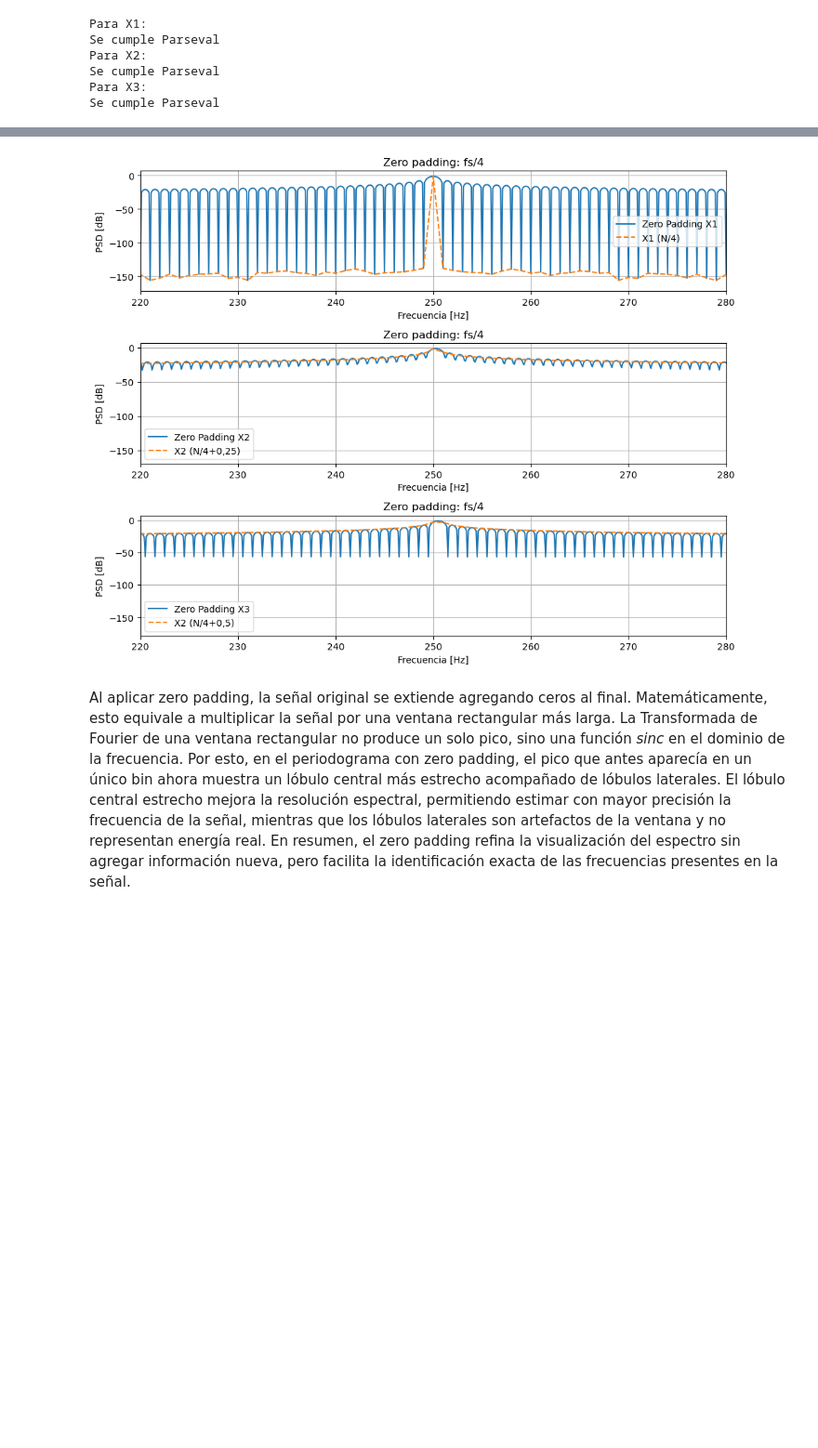
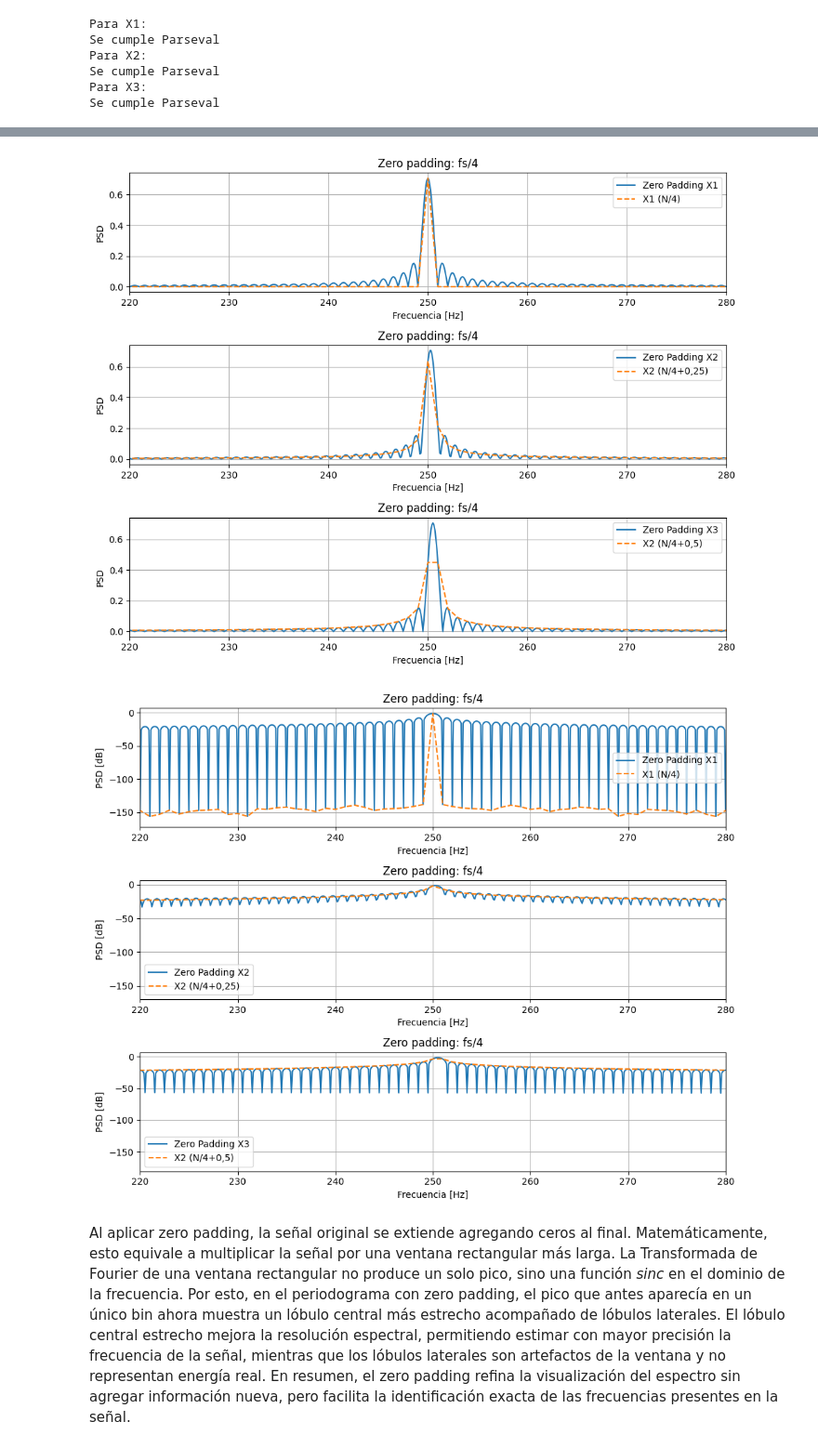
Before and after one commit to mile-ws/pdstestbench, a Jupyter notebook: TS3_MWS.ipynb, the cells around one changed output, grey strips where cells are left out. Shown at 93% size. Drawn from its saved outputs; the diff is of its cells as text; code cells hidden in the pictures; blank space fills up the shorter version.

```diff
--- a/TS3_MWS.ipynb
+++ b/TS3_MWS.ipynb
@@ -166,7 +208,43 @@ deltaF1 = fs / (10*N)
 freqs1 = np.arange(10 * N) * deltaF1
 #freq1 = np.abs(fft_zeroPadding) ** 2
 
+#Graficos
+plt.figure(figsize=(10,8))
+plt.subplot(3,1,1)
+plt.plot(freqs1, fft_zeroPadding_x1,label = 'Zero Padding X1')
+plt.plot(freqs, X1abs, '--', label = 'X1 (N/4)')
+plt.title('Zero padding: fs/4')
+plt.xlabel("Frecuencia [Hz]")
+plt.ylabel("PSD")
+plt.grid(True)
+plt.legend()
+plt.xlim(220, 280)
 
+plt.subplot(3,1,2)
+plt.plot(freqs1, fft_zeroPadding_x2,label = 'Zero Padding X2')
+plt.plot(freqs, X2abs, '--', label = 'X2 (N/4+0,25)')
+plt.title('Zero padding: fs/4')
+plt.xlabel("Frecuencia [Hz]")
+plt.ylabel("PSD")
+plt.grid(True)
+plt.legend()
+plt.xlim(220, 280)
+
+plt.subplot(3,1,3)
+plt.plot(freqs1, fft_zeroPadding_x3,label = 'Zero Padding X3')
+plt.plot(freqs, X3abs, '--', label = 'X2 (N/4+0,5)')
+plt.title('Zero padding: fs/4')
+plt.xlabel("Frecuencia [Hz]")
+plt.ylabel("PSD")
+plt.grid(True)
+plt.legend()
+plt.xlim(220, 280)
+
+plt.tight_layout()
+plt.show()
+
+
+#Graficos en dB
 plt.figure(figsize=(10,8))
 plt.subplot(3,1,1)
 plt.plot(freqs1, np.log10(fft_zeroPadding_x1)*10,label = 'Zero Padding X1')
@@ -174,34 +252,35 @@ plt.plot(freqs, 10 * np.log10(X1abs), '--', label = 'X1 (N/4)')
 plt.title('Zero padding: fs/4')
 plt.xlabel("Frecuencia [Hz]")
 plt.ylabel("PSD [dB]")
 plt.grid(True)
 plt.legend()
 plt.xlim(220, 280)
 
 plt.subplot(3,1,2)
 plt.plot(freqs1, np.log10(fft_zeroPadding_x2)*10,label = 'Zero Padding X2')
 plt.plot(freqs, 10 * np.log10(X2abs), '--', label = 'X2 (N/4+0,25)')
 plt.title('Zero padding: fs/4')
 plt.xlabel("Frecuencia [Hz]")
 plt.ylabel("PSD [dB]")
 plt.grid(True)
 plt.legend()
 plt.xlim(220, 280)
 
 plt.subplot(3,1,3)
 plt.plot(freqs1, np.log10(fft_zeroPadding_x3)*10,label = 'Zero Padding X3')
 plt.plot(freqs, 10 * np.log10(X3abs), '--', label = 'X2 (N/4+0,5)')
 plt.title('Zero padding: fs/4')
 plt.xlabel("Frecuencia [Hz]")
 plt.ylabel("PSD [dB]")
 plt.grid(True)
 plt.legend()
 plt.xlim(220, 280)
 
 plt.tight_layout()
 plt.show()
 # %% [output]
-[figure, old version]
+[figure, new version]
+[figure, added]
 # %% [markdown]
 Al aplicar zero padding, la señal original se extiende agregando ceros al final. Matemáticamente, esto equivale a multiplicar la señal por una ventana rectangular más larga. La Transformada de Fourier de una ventana rectangular no produce un solo pico, sino una función *sinc* en el dominio de la frecuencia. Por esto, en el periodograma con zero padding, el pico que antes aparecía en un único bin ahora muestra un lóbulo central más estrecho acompañado de lóbulos laterales. El lóbulo central estrecho mejora la resolución espectral, permitiendo estimar con mayor precisión la frecuencia de la señal, mientras que los lóbulos laterales son artefactos de la ventana y no representan energía real. En resumen, el zero padding refina la visualización del espectro sin agregar información nueva, pero facilita la identificación exacta de las frecuencias presentes en la señal.
 # %% [markdown]
```
Also changed, not shown: parts of 3 cells of this notebook, 1 other file.
